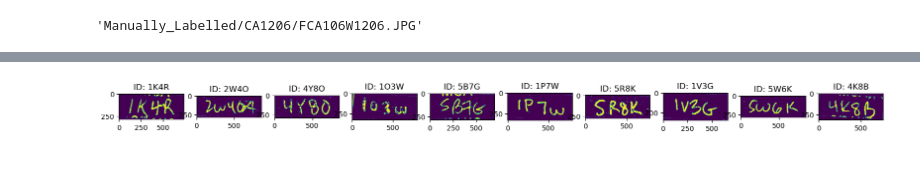
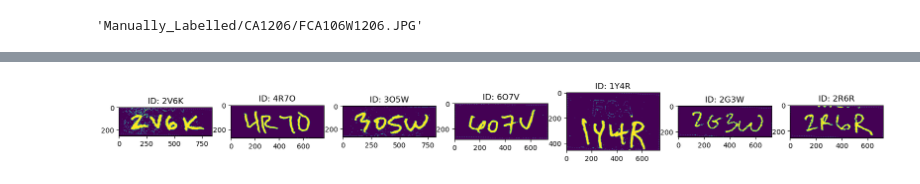
Before and after one commit to Jor-Lee/Guppies, a Jupyter notebook: Python_Files/ML_preprocessing.ipynb, the cells around one changed output, grey strips where cells are left out. Saved outputs shown, nothing was run; the diff lists cells and outputs as text; code cells hidden in the pictures.

```diff
--- a/Python_Files/ML_preprocessing.ipynb
+++ b/Python_Files/ML_preprocessing.ipynb
@@ -198,7 +207,7 @@ def extract_ID_handwriting(frame, paragraph_vertices, verbose=False):
     if verbose: ax[3].imshow(frame)
 
 
-    frame = zero_printed_text(frame, threshold = 150) #threshold needs to be found algorithmically.
+    frame = zero_printed_text(frame, threshold = 30) #threshold needs to be found algorithmically.
 
 
     hist = np.histogram(frame, bins=100)
@@ -208,9 +217,10 @@ def extract_ID_handwriting(frame, paragraph_vertices, verbose=False):
         peak_handwriting = peaks[0]
         peak_background = peaks[1]
 
-        thresh = hist[1][peak_background]/4  + 3*hist[1][peak_handwriting]/4
+        thresh = 1*hist[1][peak_background]/4  + 3*hist[1][peak_handwriting]/4
     else:
         thresh = frame.max()*0.85
+
 
 
     frame[frame>thresh] = 0
@@ -293,18 +289,20 @@ file_list[idx[4]]
 # %%
 some_im_IDs = []
-
+some_label_IDs = []
 
 idx = np.arange(0, len(file_list))
 np.random.shuffle(idx)
 
-rel_IDs = IDs[idx[:10]]
 
 for i in range(10):
-    print(i)
-    frame, para_box = GetImageAndParaBox(file_list[idx[i]], client = client, verbose=False)
+    st = str(i)
+    try:
+        frame, para_box = GetImageAndParaBox(file_list[idx[i]], client = client, verbose=False)
+        im_ID = extract_ID_handwriting(frame, para_box, verbose=False)
+        some_im_IDs.append(im_ID)
+        some_label_IDs.append(IDs[idx[i]])
+        st += ' success'
 
-    if para_box is not None: im_ID = extract_ID_handwriting(frame, para_box, verbose=False)
-    else: im_ID = frame
-
-    some_im_IDs.append(im_ID)
+    except: st += ' fail'
+    print(st)
 # %% [output]
@@ -333,9 +319,10 @@ Image has been cropped.
 # %%
 
 fig,ax = plt.subplots(1,len(some_im_IDs), figsize=(20,20))
 
+
 for i in range(len(some_im_IDs)):
     ax[i].imshow(some_im_IDs[i])
-    ax[i].set_title('ID: %s' %rel_IDs[i])
+    ax[i].set_title('ID: %s' %some_label_IDs[i])
 # %% [output]
-[figure, old version]
+[figure, new version]
```
Also changed, not shown: parts of 7 cells of this notebook.
